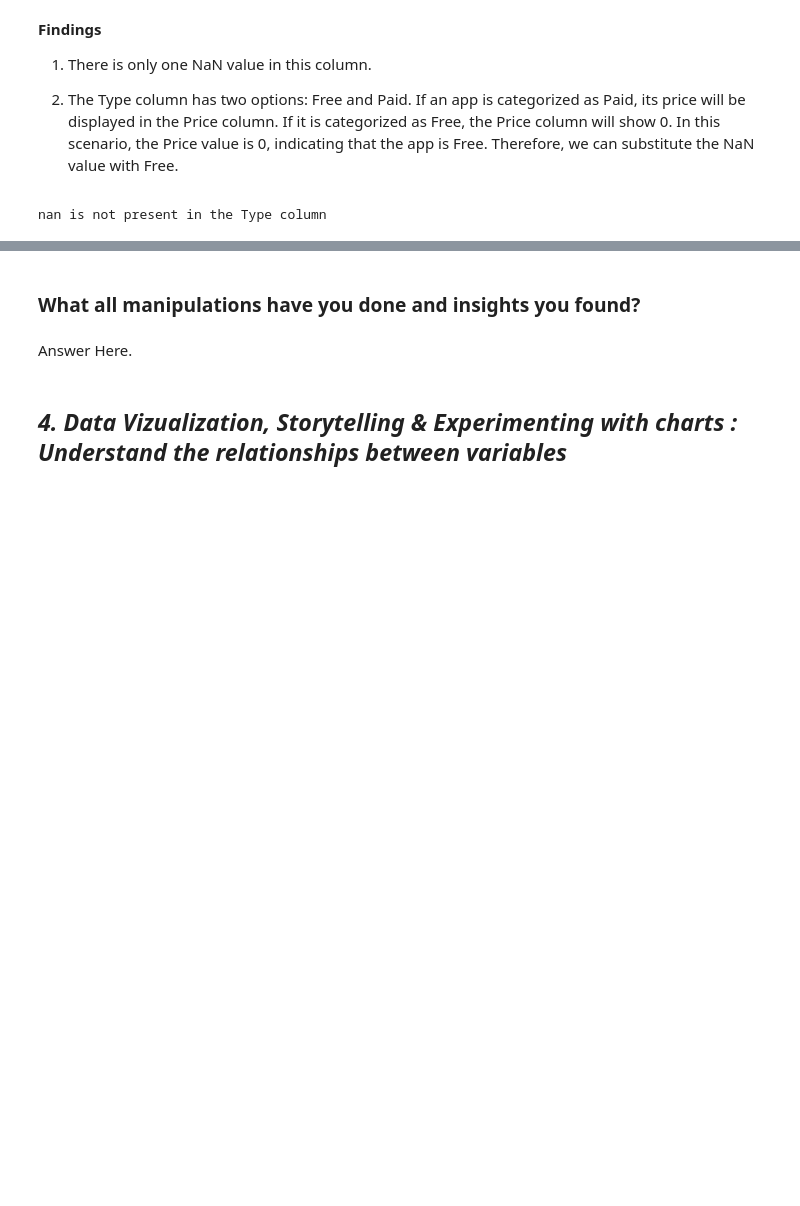
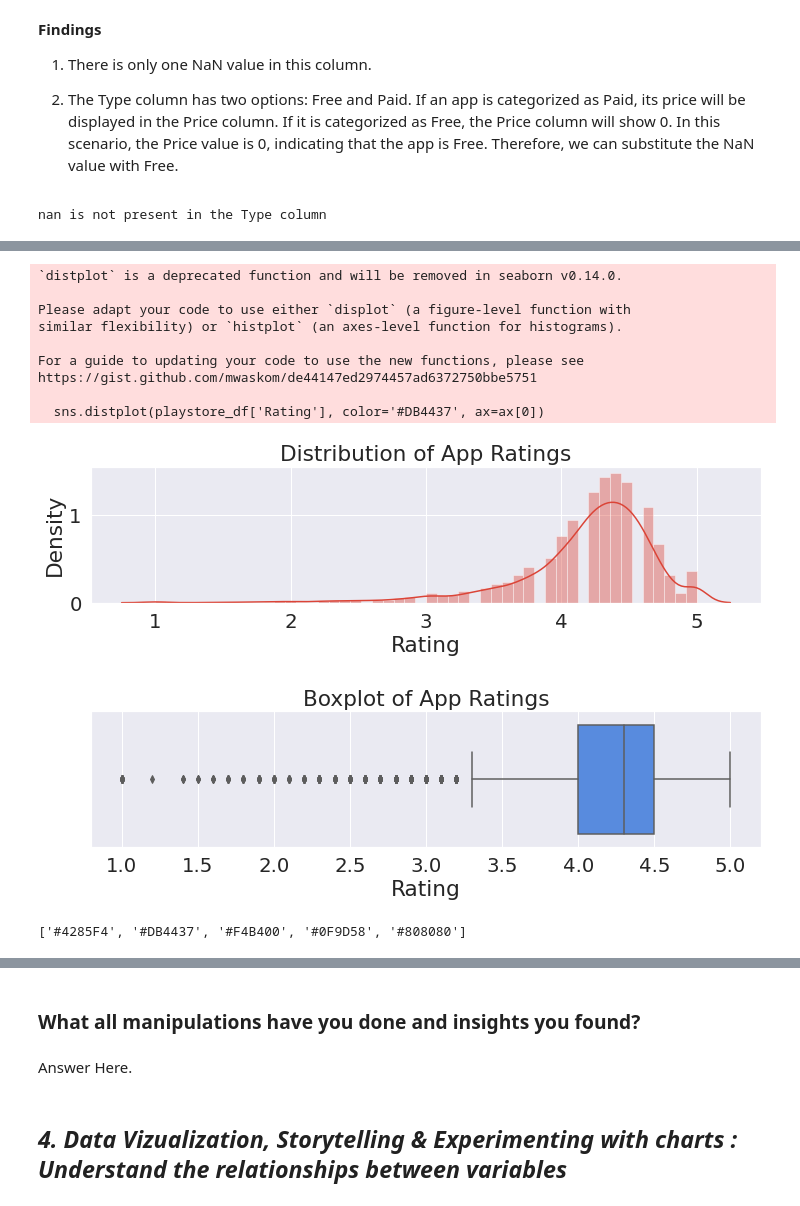
Before and after one commit to va1shnu/Capstone-project-EDA-with-Python, a Jupyter notebook: Exploratory_data_analysis_on_Play_store_app_review_dataset.ipynb, the cells around one changed output, grey strips where cells are left out. Saved outputs shown, nothing was run; the diff lists cells and outputs as text; code cells hidden in the pictures; blank space fills up the shorter version.

```diff
--- a/Exploratory_data_analysis_on_Play_store_app_review_dataset.ipynb
+++ b/Exploratory_data_analysis_on_Play_store_app_review_dataset.ipynb
@@ -746,0 +795,41 @@ nan is not present in the Type column
+# %%
+# Create a figure with two subplots
+fig, ax = plt.subplots(2, 1, figsize=(12, 7))
+
+# Create a distribution plot of the 'Rating' column and set the color to 'Red'
+sns.distplot(playstore_df['Rating'], color='#DB4437', ax=ax[0])
+
+# Create a box plot of the 'Rating' column
+sns.boxplot(x='Rating', data=playstore_df, ax=ax[1])
+
+# Set the title of the first subplot
+ax[0].set_title('Distribution of App Ratings')
+
+# Set the title of the second subplot
+ax[1].set_title('Boxplot of App Ratings')
+
+# Add space between the two plots
+fig.subplots_adjust(hspace=0.8)
+
+#Display the plots
+plt.show()
+
+# This code creates two plots to visualize the distribution of app ratings.
+# The first subplot is a distribution plot, and the second subplot is a box plot
+# The distribution plot shows the density of app ratings, and the box plot shows
+# the distribution and outliers of the ratings.
+# %% [output]
+`distplot` is a deprecated function and will be removed in seaborn v0.14.0.
+
+Please adapt your code to use either `displot` (a figure-level function with
+similar flexibility) or `histplot` (an axes-level function for histograms).
+
+For a guide to updating your code to use the new functions, please see
+https://gist.github.com/mwaskom/de44147ed2974457ad6372750bbe5751
+
+  sns.distplot(playstore_df['Rating'], color='#DB4437', ax=ax[0])
+[figure, added]
+# %%
+print(google_colors)
+# %% [output]
+['#4285F4', '#DB4437', '#F4B400', '#0F9D58', '#808080']
```
Also changed, not shown: parts of 10 cells of this notebook.
